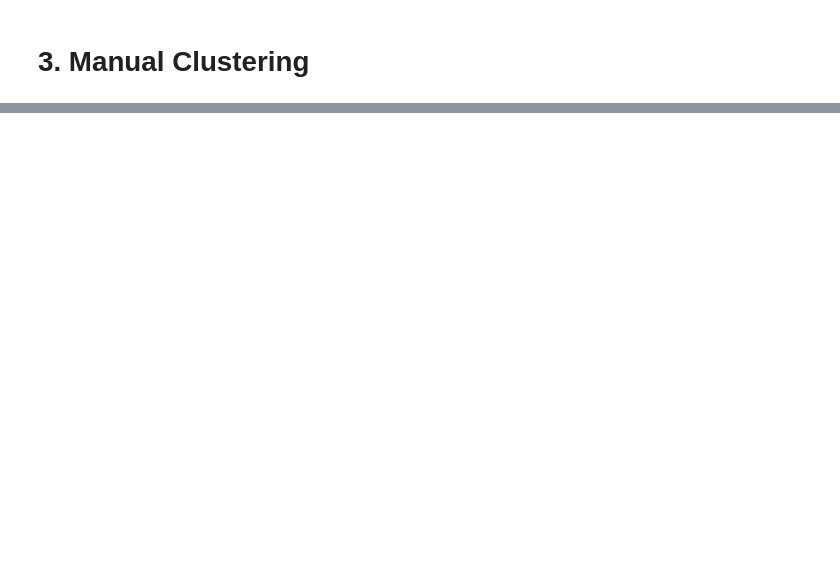
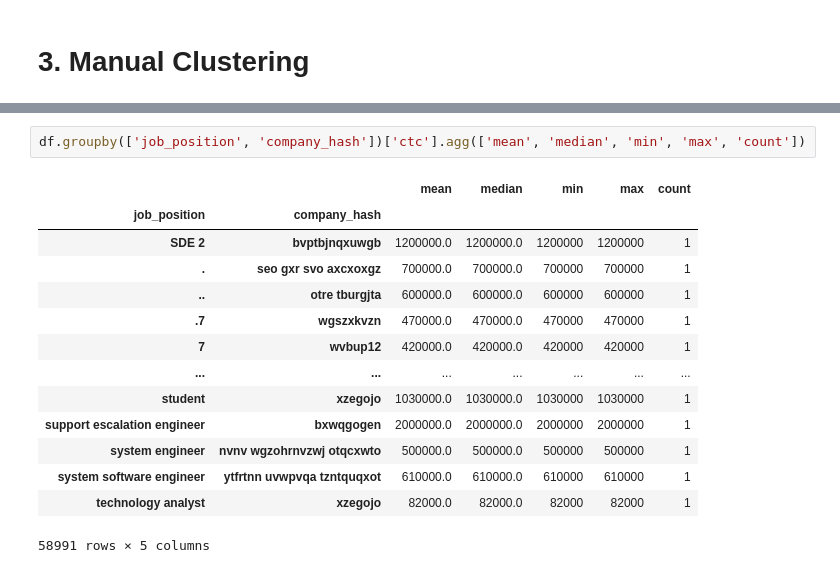
Before and after one commit to ravikumargrk/assignments, a Jupyter notebook: case-studies/20241229-Clustering.ipynb, the cells around one changed output, grey strips where cells are left out. Cells and saved outputs as stored; diff of their text form; blank space fills up the shorter version.

```diff
--- a/case-studies/20241229-Clustering.ipynb
+++ b/case-studies/20241229-Clustering.ipynb
@@ -258,0 +298,17 @@ df_imputed.sample(5)
+# %%
+df.groupby(['job_position', 'company_hash'])['ctc'].agg(['mean', 'median', 'min', 'max', 'count'])
+# %% [output]
+|  |  | mean | median | min | max | count |
+| job_position | company_hash |  |  |  |  |  |
+| SDE 2 | bvptbjnqxuwgb | 1200000.0 | 1200000.0 | 1200000 | 1200000 | 1 |
+| . | seo gxr svo axcxoxgz | 700000.0 | 700000.0 | 700000 | 700000 | 1 |
+| .. | otre tburgjta | 600000.0 | 600000.0 | 600000 | 600000 | 1 |
+| .7 | wgszxkvzn | 470000.0 | 470000.0 | 470000 | 470000 | 1 |
+| 7 | wvbup12 | 420000.0 | 420000.0 | 420000 | 420000 | 1 |
+| ... | ... | ... | ... | ... | ... | ... |
+| student | xzegojo | 1030000.0 | 1030000.0 | 1030000 | 1030000 | 1 |
+| support escalation engineer | bxwqgogen | 2000000.0 | 2000000.0 | 2000000 | 2000000 | 1 |
+| system engineer | nvnv wgzohrnvzwj otqcxwto | 500000.0 | 500000.0 | 500000 | 500000 | 1 |
+| system software engineer | ytfrtnn uvwpvqa tzntquqxot | 610000.0 | 610000.0 | 610000 | 610000 | 1 |
+| technology analyst | xzegojo | 82000.0 | 82000.0 | 82000 | 82000 | 1 |
+58991 rows × 5 columns
```
Also changed, not shown: parts of 15 cells of this notebook, 1 other file.
